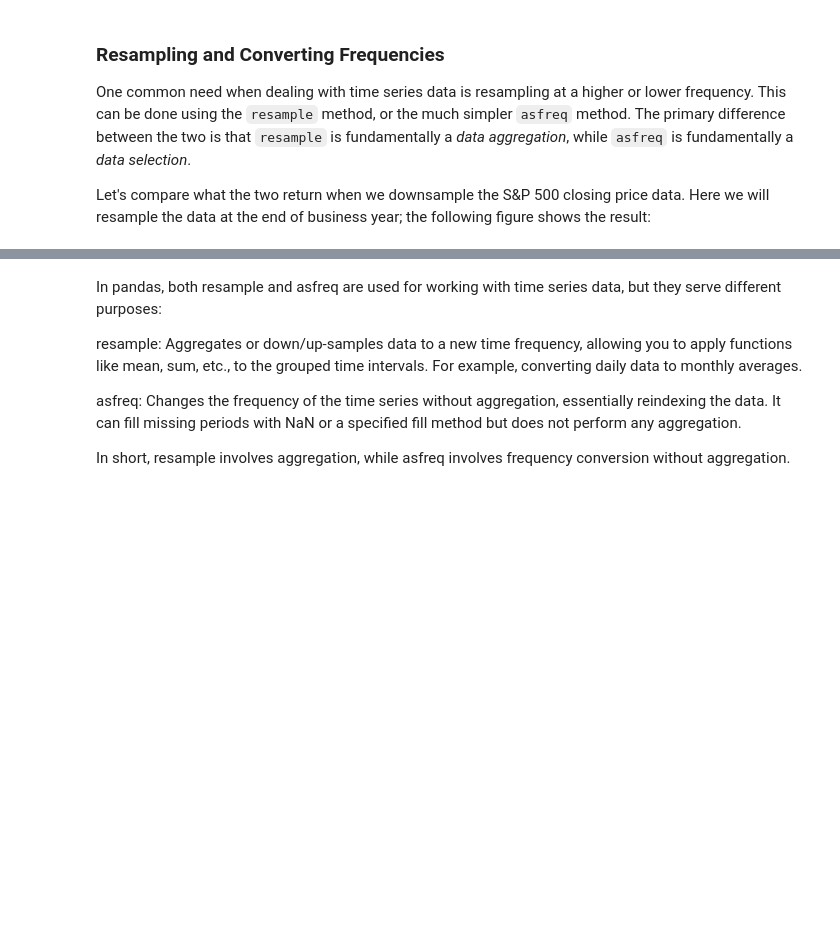
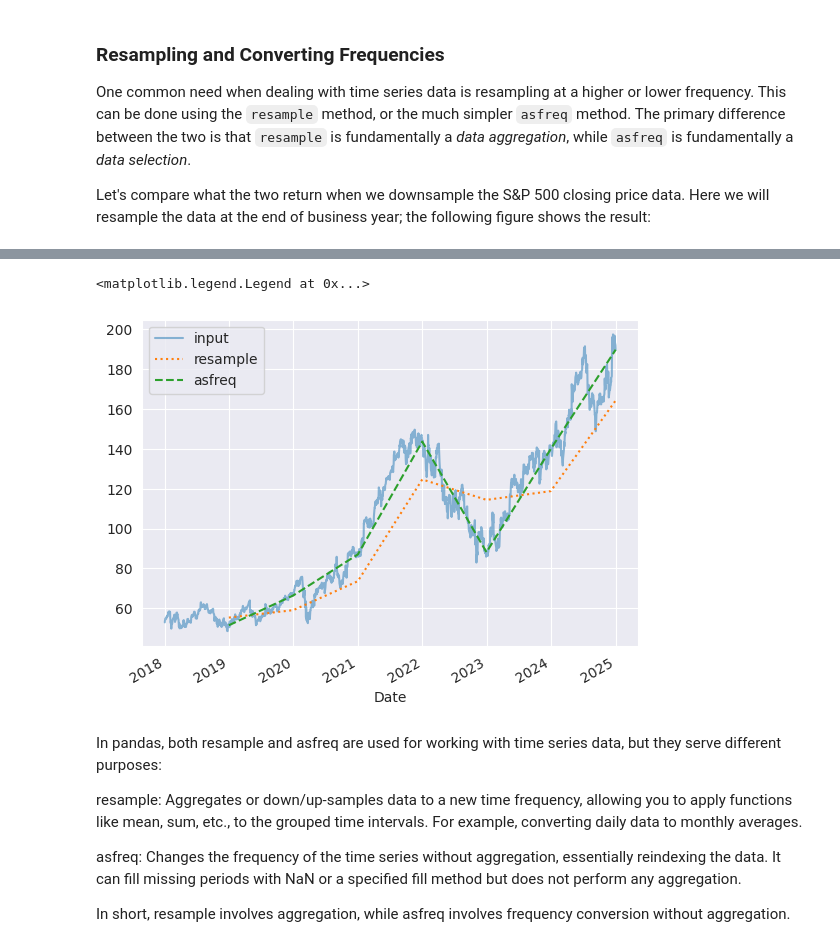
Before and after one commit to shikhak28/book, a Jupyter notebook: DAEM_03.ipynb, the cells around one changed output, grey strips where cells are left out. Cells and saved outputs as stored; diff of their text form; code cells hidden in the pictures; blank space fills up the shorter version.

```diff
--- a/DAEM_03.ipynb
+++ b/DAEM_03.ipynb
@@ -233,3 +421,11 @@ ax= sp500c.plot(alpha=0.5, style='-')
+# %%
+ax= sp500c.plot(alpha=0.5,style='-')
+sp500c.resample('BYE').mean().plot(style=':',ax=ax)
+sp500c.asfreq('BYE').plot(style='--',ax=ax)
+plt.legend(['input','resample','asfreq'],loc='upper left')
+# %% [output]
+<matplotlib.legend.Legend at 0x...>
+[figure, added]
 # %% [markdown]
 In pandas, both resample and asfreq are used for working with time series data, but they serve different purposes:
 
```
Also changed, not shown: parts of 35 cells of this notebook.
